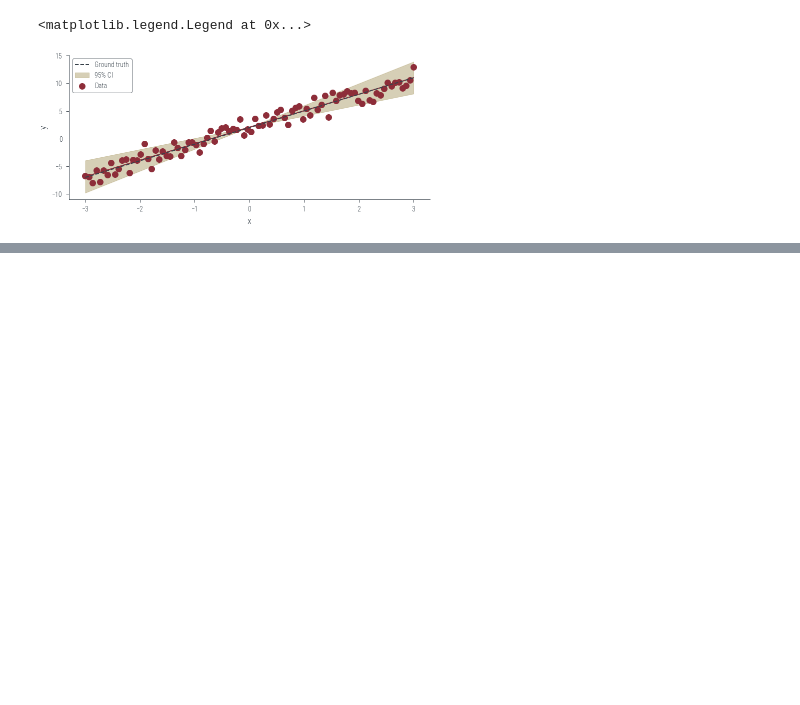
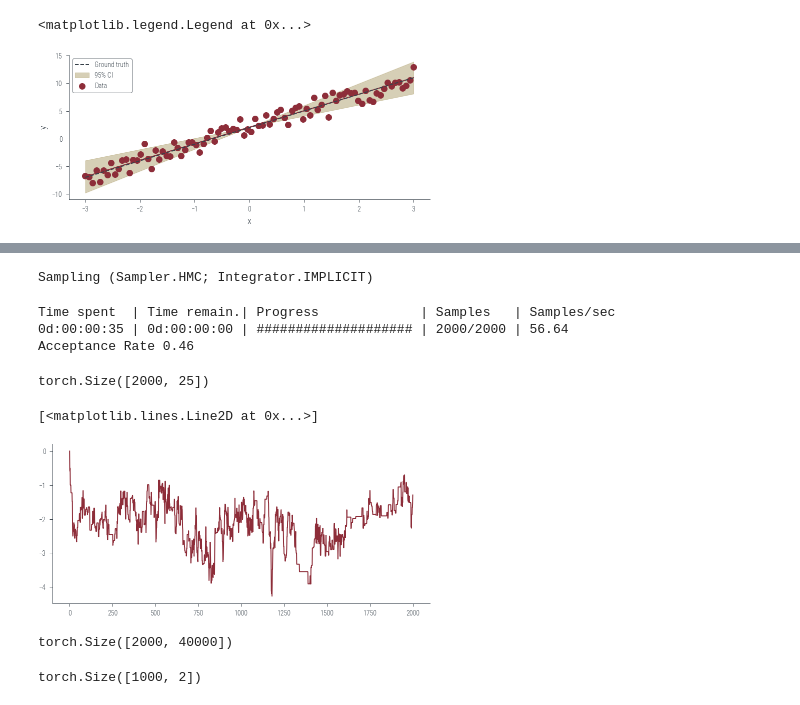
Before and after one commit to nipunbatra/pml-teaching, a Jupyter notebook: notebooks/mcmc-hamiltorch.ipynb, the cells around one changed output, grey strips where cells are left out. Drawn from its saved outputs; the diff is of its cells as text; code cells hidden in the pictures; blank space fills up the shorter version.

```diff
--- a/notebooks/mcmc-hamiltorch.ipynb
+++ b/notebooks/mcmc-hamiltorch.ipynb
@@ -650,0 +663,16 @@ y = torch.tensor(y).float()
+# %%
+params_hmc = run_hmc(log_joint, torch.tensor(torch.zeros(D).to(device)), 2000, 0.05, 5)
+# %% [output]
+Sampling (Sampler.HMC; Integrator.IMPLICIT)
+Time spent  | Time remain.| Progress             | Samples   | Samples/sec
+0d:00:00:35 | 0d:00:00:00 | #################### | 2000/2000 | 56.64
+Acceptance Rate 0.46
+# %%
+params_hmc.shape
+# %% [output]
+torch.Size([2000, 25])
+# %%
+plt.plot(params_hmc[:, 2].cpu().numpy())
+# %% [output]
+[<matplotlib.lines.Line2D at 0x...>]
+[figure, added]
@@ -650,0 +694,8 @@ y = torch.tensor(y).float()
+# %%
+torch.stack(y_preds).shape
+# %% [output]
+torch.Size([2000, 40000])
+# %%
+x_moon.shape
+# %% [output]
+torch.Size([1000, 2])
```
Also changed, not shown: parts of 15 cells of this notebook, 2 other files.
